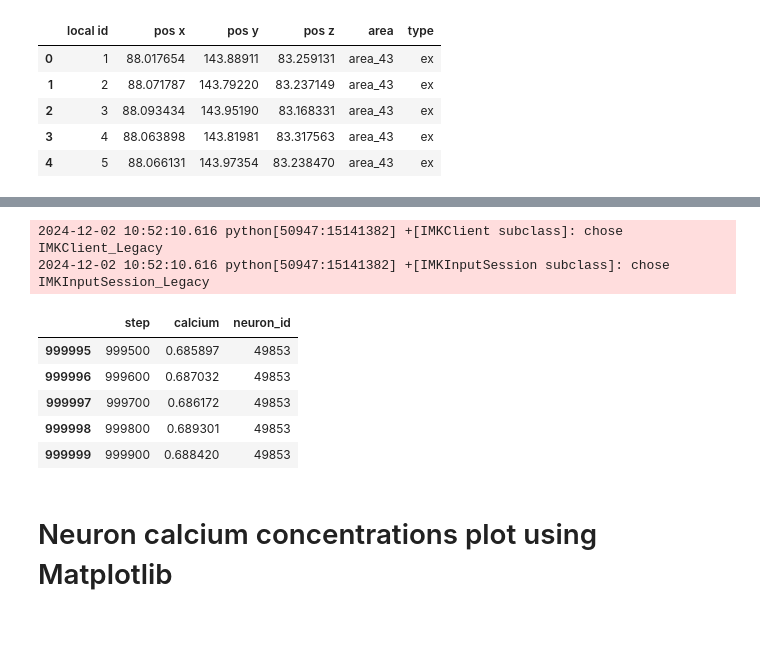
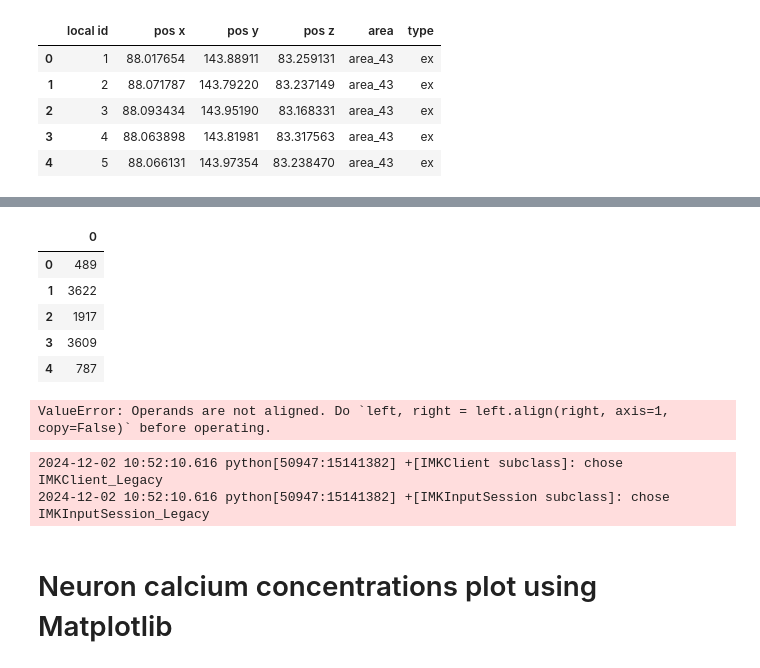
Before and after one commit to Ksf900/SciVis, a Jupyter notebook: test.ipynb, the cells around one changed output, grey strips where cells are left out. Cells and saved outputs as stored; diff of their text form; code cells hidden in the pictures; blank space fills up the shorter version.

```diff
--- a/test.ipynb
+++ b/test.ipynb
@@ -24 +38,21 @@ df_pos.head()
+# %%
+neurons = []
+#df_pos_reduced = pd.DataFrame()
+
+for area in areas:
+    df_area = df_pos[df_pos['area'] == area]
+    local_neurons = df_area['local id'].unique()
+    chosen_neurons = pd.DataFrame(np.random.choice(local_neurons, 5))
+
+    neurons.append(chosen_neurons)
+    #df_pos_reduced = pd.concat([df_pos_reduced, chosen_neurons], ignore_index=True)
+
+#df_pos_reduced.head()
+# %% [output]
+|  | 0 |
+| 0 | 489 |
+| 1 | 3622 |
+| 2 | 1917 |
+| 3 | 3609 |
+| 4 | 787 |
 # %%
@@ -26,3 +72,15 @@ neurons = np.sort(np.random.choice(np.arange(0, 50000, 1), size=100, replace=Fal
+# %%
+for i in range(0, len(neurons), 5):
+    temp_i = neurons[i:i+5]
+    calcium_list = []
+    for neuron in temp_i:
+        if df_calcium['neuron_id'] == neuron:
+            calcium_list.append(df_calcium['calcium'])
+
+    mean_area = np.mean(calcium_list)
+    print(mean_area)
+# %% [output]
+ValueError: Operands are not aligned. Do `left, right = left.align(right, axis=1, copy=False)` before operating.
 # %%
 # Create a vtkPoints object to store neuron positions
 points = vtk.vtkPoints()
@@ -67,25 +125,6 @@ interactor.Start()
 # %% [output]
 2024-12-02 10:52:10.616 python[50947:15141382] +[IMKClient subclass]: chose IMKClient_Legacy
 2024-12-02 10:52:10.616 python[50947:15141382] +[IMKInputSession subclass]: chose IMKInputSession_Legacy
-# %%
-column_headers_monitors = ['step', 'calcium']
-
-df_calcium = pd.DataFrame()
-
-for i in neurons:
-    filepath = f'/Users/Kattelijn/Desktop/viz-no-network/monitors/0_{i}.csv'
-    temp_df = pd.read_csv(filepath, skiprows=0, usecols=[0, 5], delimiter=';', names=column_headers_monitors)
-    temp_df['neuron_id'] = i  # Add the neuron ID as a new column
-    df_calcium = pd.concat([df_calcium, temp_df], ignore_index=True)
-
-df_calcium.tail()
-# %% [output]
-|  | step | calcium | neuron_id |
-| 999995 | 999500 | 0.685897 | 49853 |
-| 999996 | 999600 | 0.687032 | 49853 |
-| 999997 | 999700 | 0.686172 | 49853 |
-| 999998 | 999800 | 0.689301 | 49853 |
-| 999999 | 999900 | 0.688420 | 49853 |
 # %% [markdown]
 # Neuron calcium concentrations plot using Matplotlib
 # %%
```
Also changed, not shown: parts of 5 cells of this notebook.
